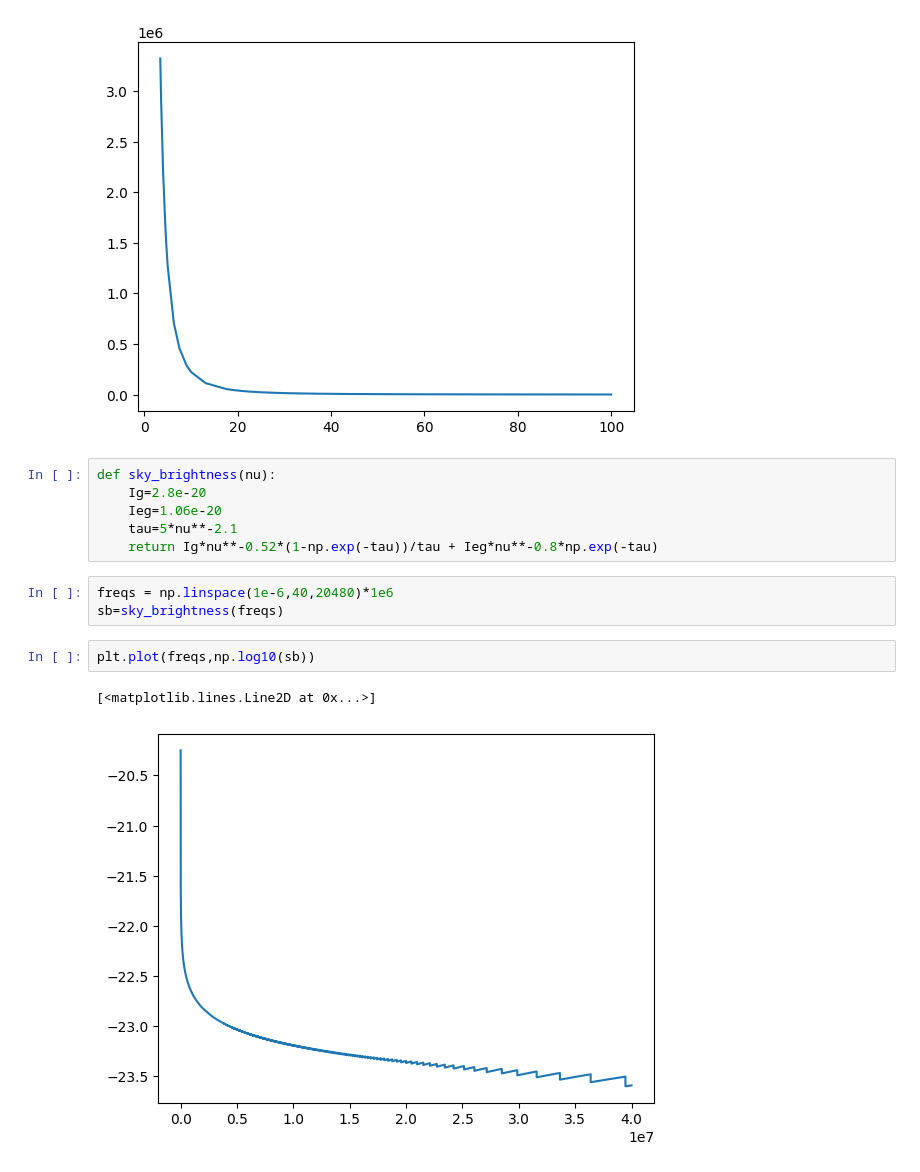
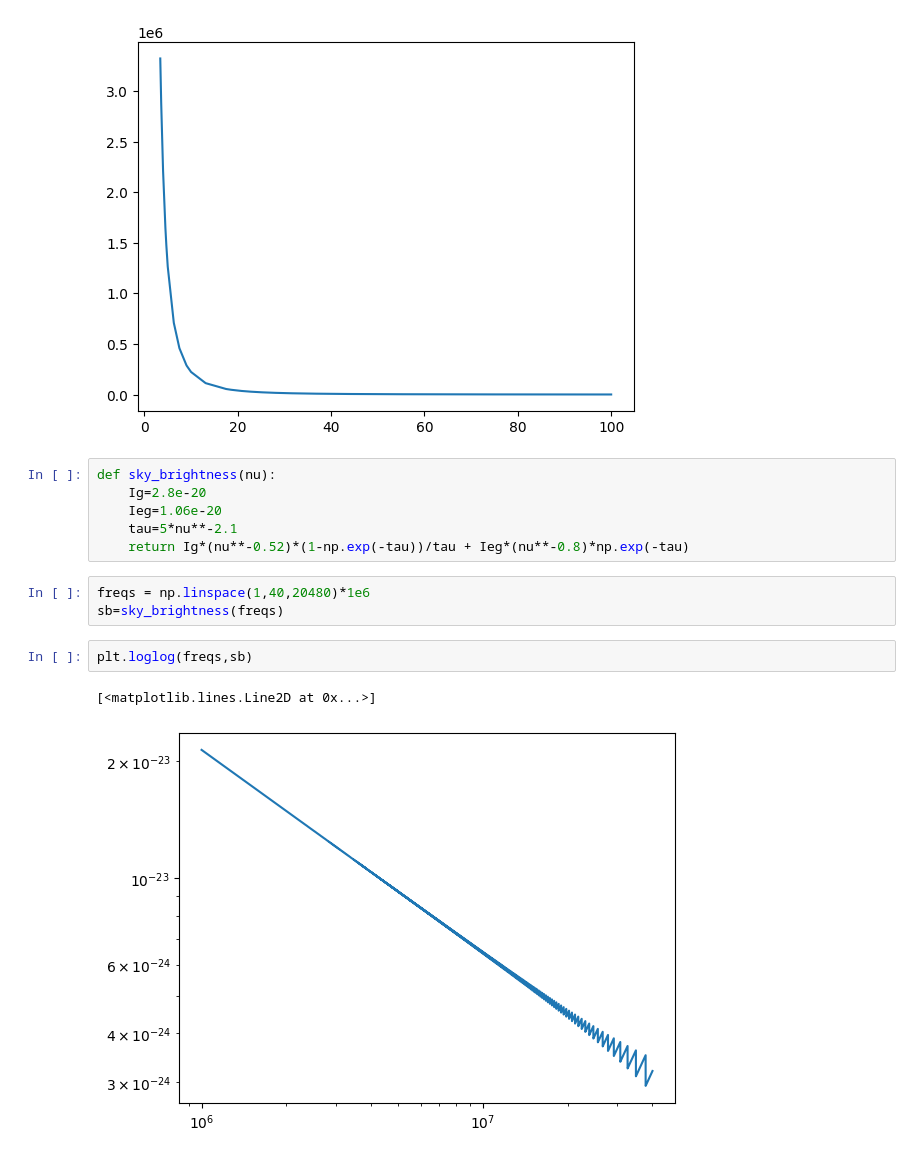
Before and after one commit to mohanagr/braindump, a Jupyter notebook: cane + LFSM.ipynb, the cells around one changed output. Drawn from its saved outputs; the diff is of its cells as text.

```diff
--- a/cane + LFSM.ipynb
+++ b/cane + LFSM.ipynb
@@ -143,12 +143,12 @@ def sky_brightness(nu):
     Ig=2.8e-20
     Ieg=1.06e-20
     tau=5*nu**-2.1
-    return Ig*nu**-0.52*(1-np.exp(-tau))/tau + Ieg*nu**-0.8*np.exp(-tau)
+    return Ig*(nu**-0.52)*(1-np.exp(-tau))/tau + Ieg*(nu**-0.8)*np.exp(-tau)
 # %%
-freqs = np.linspace(1e-6,40,20480)*1e6
+freqs = np.linspace(1,40,20480)*1e6
 sb=sky_brightness(freqs)
 # %%
-plt.plot(freqs,np.log10(sb))
+plt.loglog(freqs,sb)
 # %% [output]
 [<matplotlib.lines.Line2D at 0x...>]
-[figure, old version]
+[figure, new version]
```
Also changed, not shown: parts of 1 cell of this notebook, 12 other files.
